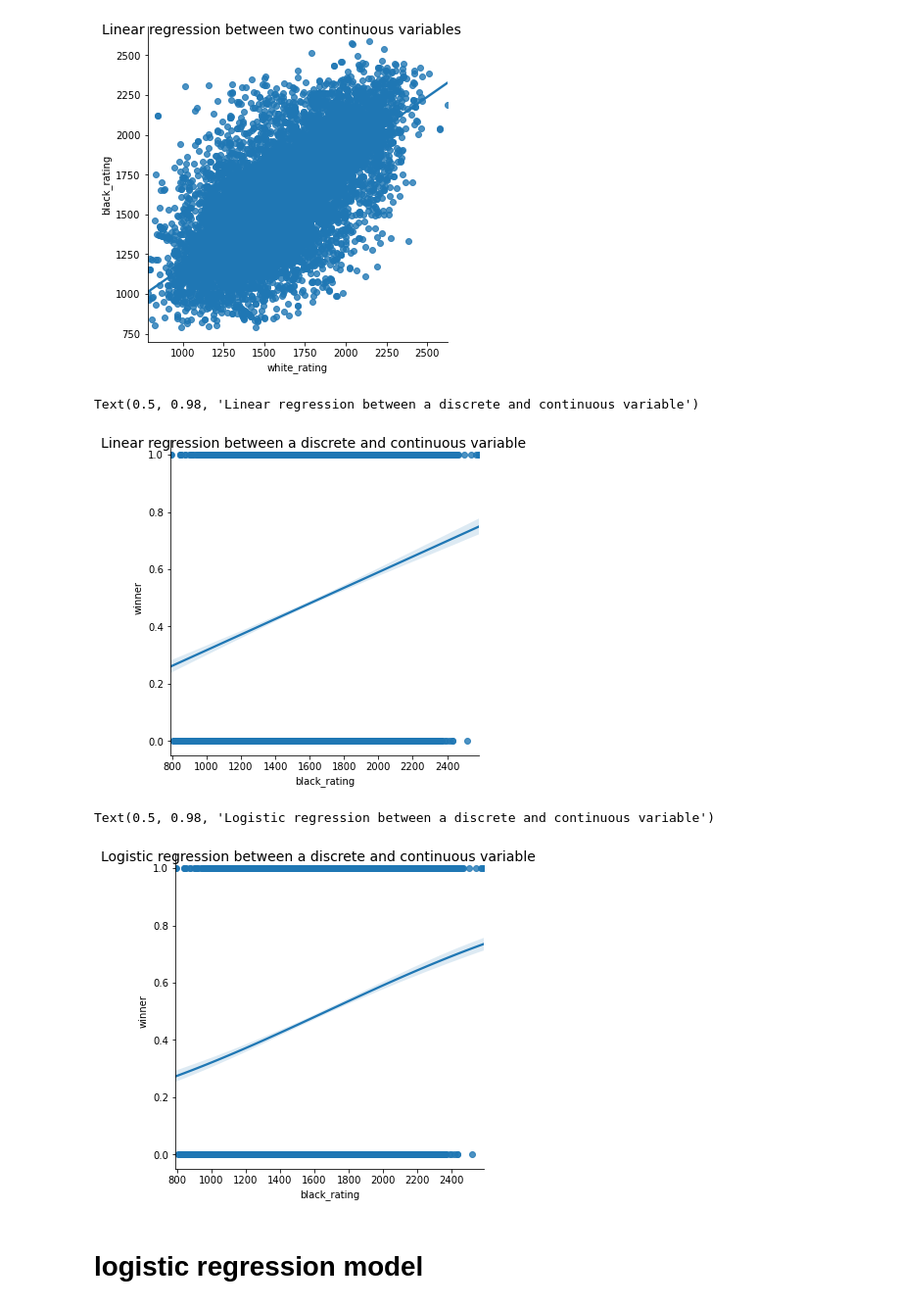
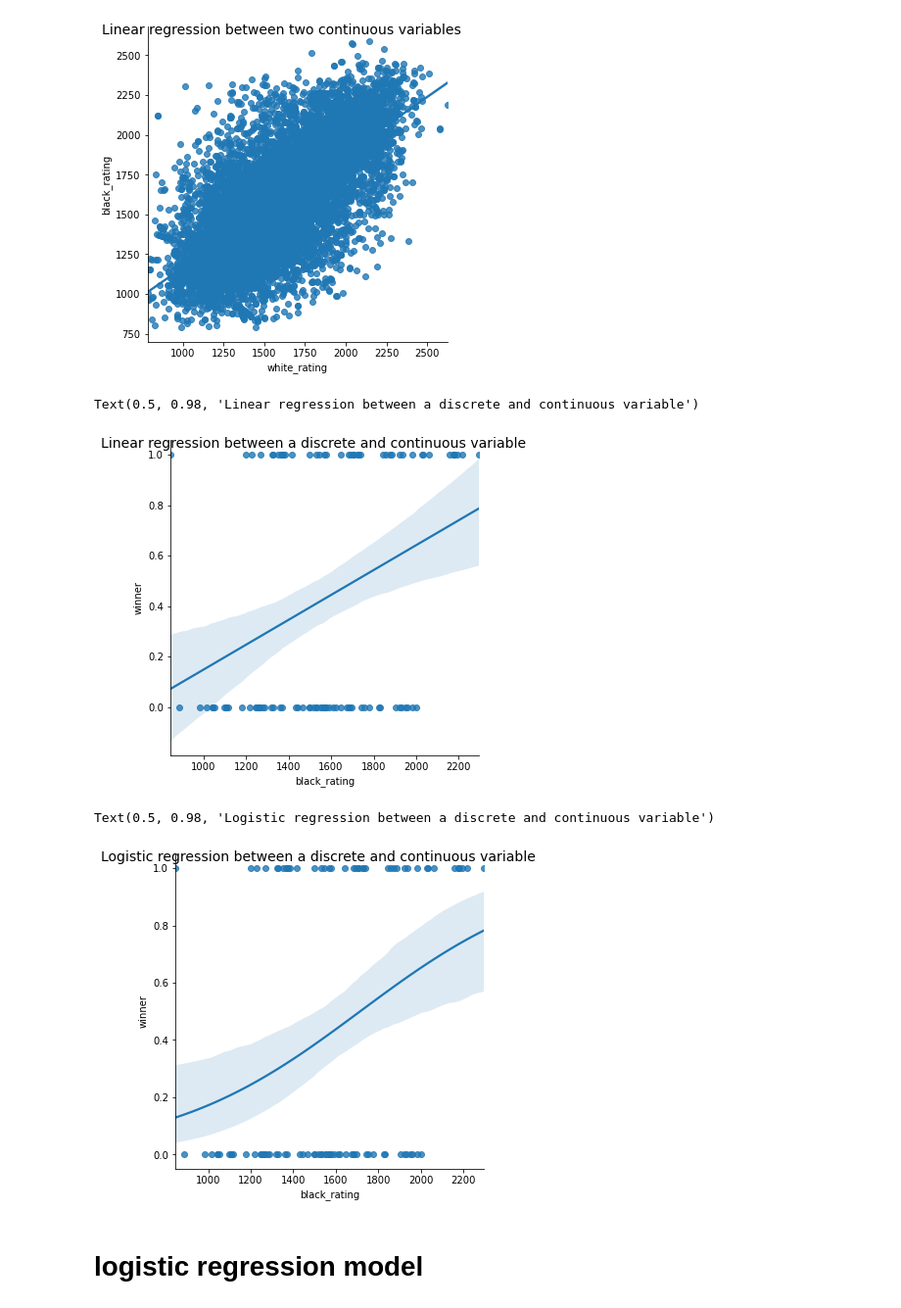
Before and after one commit to jonrosner/chess-game-analysis, a Jupyter notebook: JLM_notebook.ipynb, the cells around one changed output. Shown at 98% size. Drawn from its saved outputs; the diff is of its cells as text; code cells hidden in the pictures.

```diff
--- a/JLM_notebook.ipynb
+++ b/JLM_notebook.ipynb
@@ -222,18 +210,19 @@ Text(0.5, 0.98, 'Linear regression between two continuous variables')
 [figure]
 # %%
 #linear relationship where a linear regression does not fit
-plot2 = sns.lmplot(data=glm, y="winner", x="black_rating")
+glm_reduced = glm.sample(n=100)
+plot2 = sns.lmplot(data=glm_reduced, y="winner", x="black_rating")
 plot2.fig.suptitle("Linear regression between a discrete and continuous variable", fontsize=14)
 # %% [output]
 Text(0.5, 0.98, 'Linear regression between a discrete and continuous variable')
-[figure, old version]
+[figure, new version]
 # %%
 #plotting with a logistic regression
-plot3 = sns.lmplot(data=glm, y="winner", x="black_rating", logistic=True)
+plot3 = sns.lmplot(data=glm_reduced, y="winner", x="black_rating", logistic=True)
 plot3.fig.suptitle("Logistic regression between a discrete and continuous variable", fontsize=14)
 # %% [output]
 Text(0.5, 0.98, 'Logistic regression between a discrete and continuous variable')
-[figure, old version]
+[figure, new version]
 # %% [markdown]
 # logistic regression model
 # %%
```
Also changed, not shown: parts of 15 cells of this notebook.
